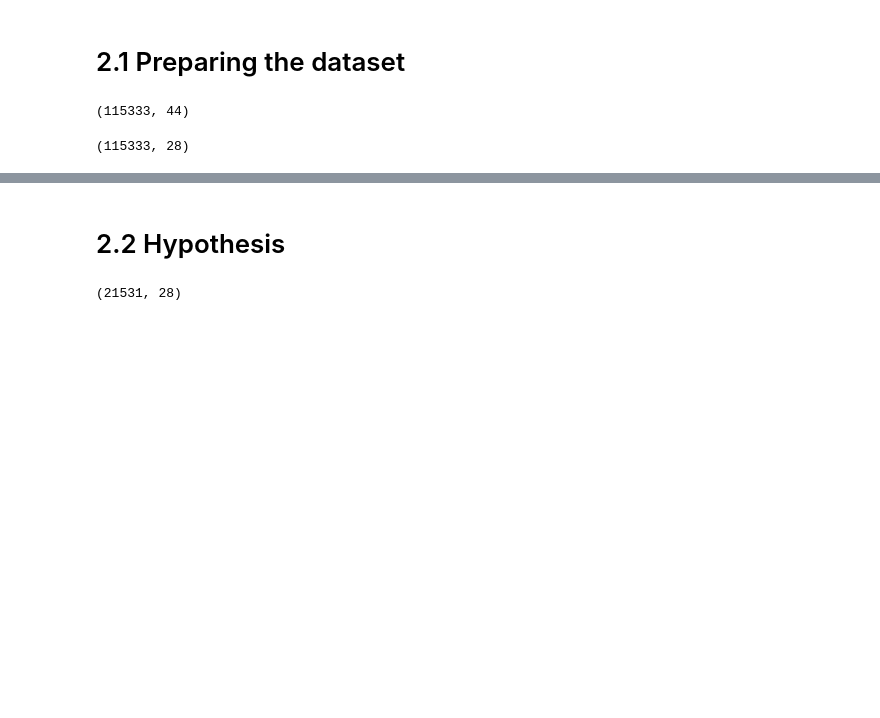
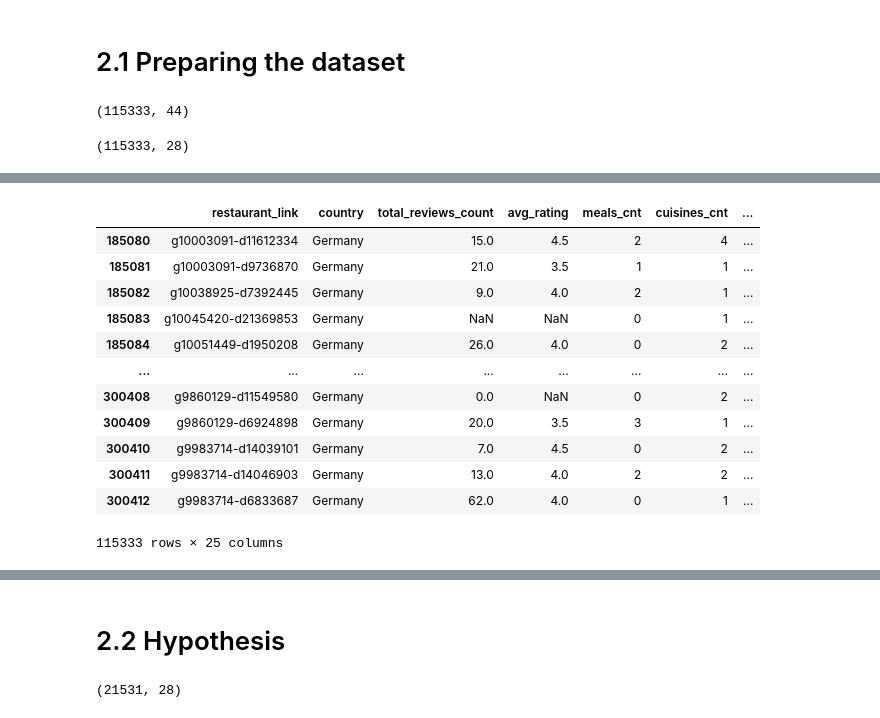
Before and after one commit to am-tropin/restaurant-europe, a Jupyter notebook: restaurant_hypothesis_testing.ipynb, the cells around one changed output, grey strips where cells are left out. Drawn from its saved outputs; the diff is of its cells as text; code cells hidden in the pictures; blank space fills up the shorter version.

Commit message:
calculated for Germany, need for each

```diff
--- a/restaurant_hypothesis_testing.ipynb
+++ b/restaurant_hypothesis_testing.ipynb
@@ -544,3 +464,0 @@ See the caveats in the documentation: https://pandas.pydata.org/pandas-docs/stab
-# %%
-cuisines_columns = [col for col in germany_df.columns if 'cuisines_' in col and '_cnt' not in col]
-cuisines_columns
@@ -638,0 +523,7 @@ italy_test1_df
+# %%
+def define_country_df(df, country):
+    feature_col_list = ['price_level', 'features', 'meals', 'cuisines', 'special_diets']
+    return features_to_flags(df[df['country'] == country], feature_col_list)
+# %%
+germany_df = define_country_df(rest_df_flg, 'Germany')
+germany_df.head()
@@ -638,0 +551,32 @@ italy_test1_df
+# %%
+def cuisine_type(df, cuisine_col):
+    if df[cuisine_col] == 0:
+        return 'no'
+    elif df[cuisine_col] == 1 and df['cuisine_cnt'] == 1:
+        return 'only'
+    else:
+        return 'one of'
+
+def define_types_by_cuisine(df, cuisine_col):
+    cuisines_columns = [col for col in df.columns if 'cuisines_' in col and '_cnt' not in col]
+    df['cuisine_cnt'] = df.apply(lambda x: sum([x[col] for col in cuisines_columns]), axis=1)
+    df['cuisine_type'] = df.apply(lambda x: cuisine_type(x, cuisine_col), axis=1)
+    df = df.drop(['cuisine_cnt'], axis=1)
+    return df
+# %%
+germany_df2 = define_types_by_cuisine(germany_df, 'cuisines_Pizza')
+germany_df2
+# %% [output]
+|  | restaurant_link | country | total_reviews_count | avg_rating | meals_cnt | cuisines_cnt | ... |
+| 185080 | g10003091-d11612334 | Germany | 15.0 | 4.5 | 2 | 4 | ... |
+| 185081 | g10003091-d9736870 | Germany | 21.0 | 3.5 | 1 | 1 | ... |
+| 185082 | g10038925-d7392445 | Germany | 9.0 | 4.0 | 2 | 1 | ... |
+| 185083 | g10045420-d21369853 | Germany | NaN | NaN | 0 | 1 | ... |
+| 185084 | g10051449-d1950208 | Germany | 26.0 | 4.0 | 0 | 2 | ... |
+| ... | ... | ... | ... | ... | ... | ... | ... |
+| 300408 | g9860129-d11549580 | Germany | 0.0 | NaN | 0 | 2 | ... |
+| 300409 | g9860129-d6924898 | Germany | 20.0 | 3.5 | 3 | 1 | ... |
+| 300410 | g9983714-d14039101 | Germany | 7.0 | 4.5 | 0 | 2 | ... |
+| 300411 | g9983714-d14046903 | Germany | 13.0 | 4.0 | 2 | 2 | ... |
+| 300412 | g9983714-d6833687 | Germany | 62.0 | 4.0 | 0 | 1 | ... |
+115333 rows × 25 columns
```
Also changed, not shown: parts of 32 cells of this notebook.
